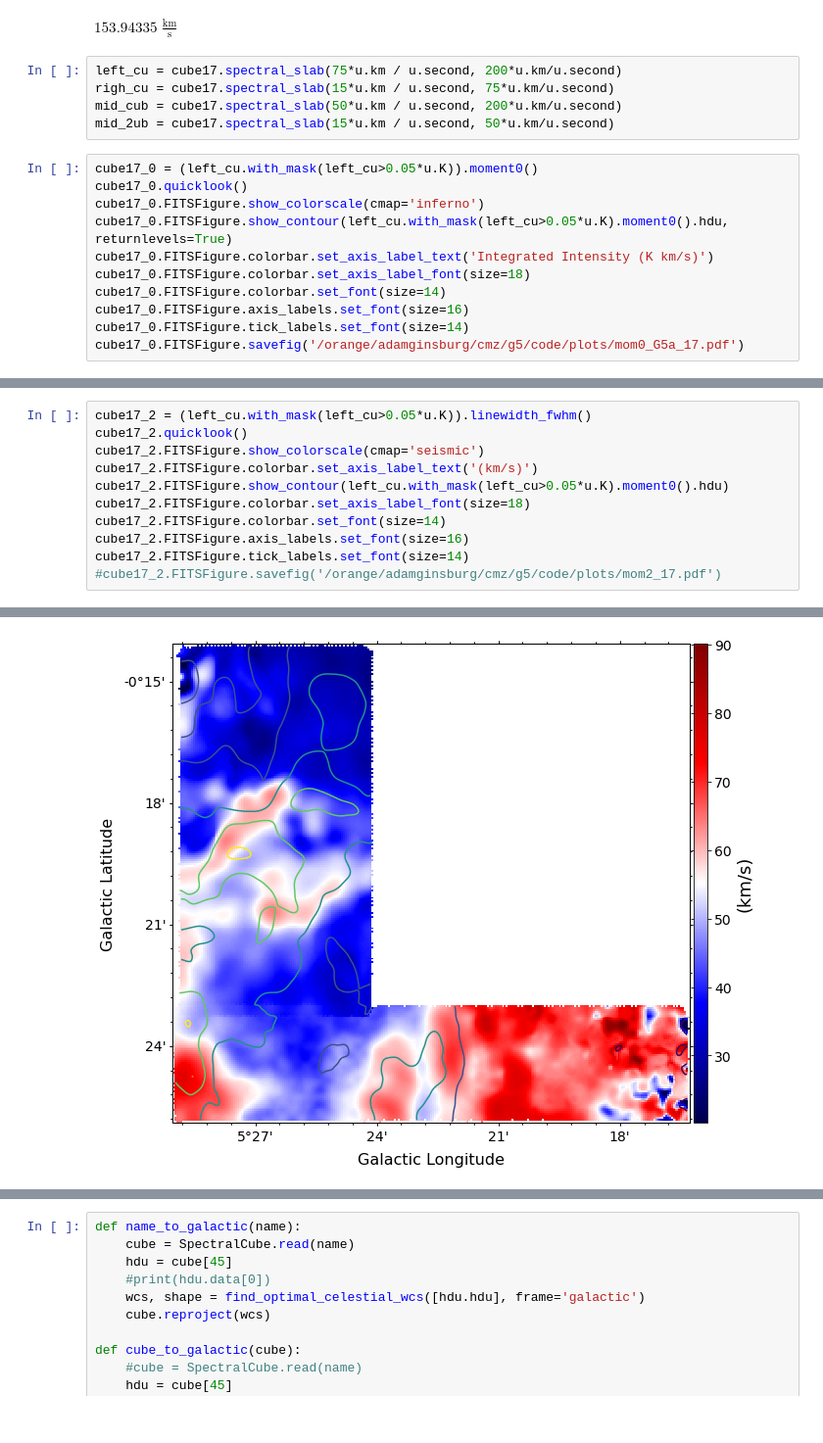
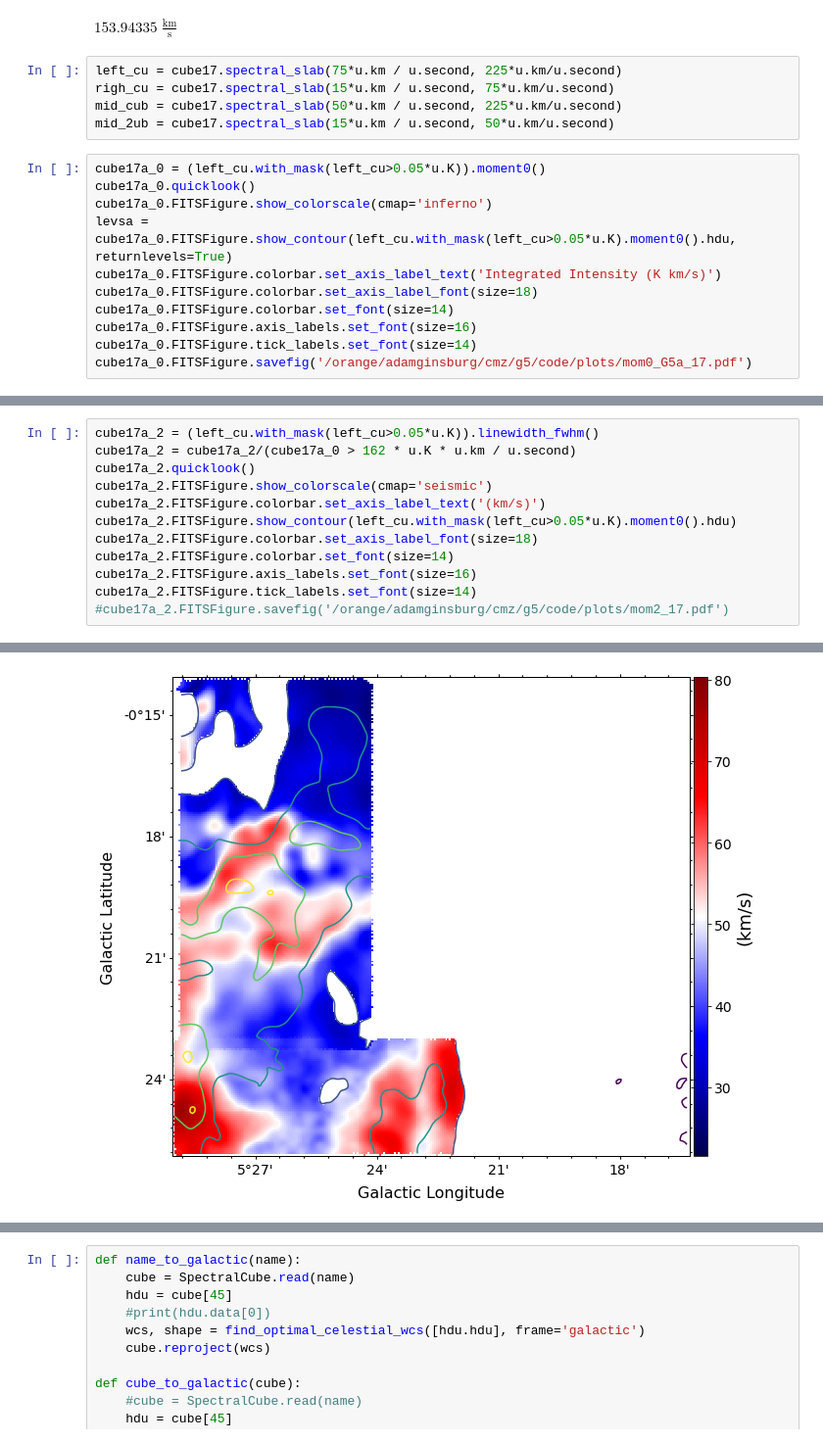
Before and after one commit to SpacialTree/clouds-g5-b1, a Jupyter notebook: MomentMaps.ipynb, the cells around one changed output, grey strips where cells are left out. Shown at 98% size. Cells and saved outputs as stored; diff of their text form.

```diff
--- a/MomentMaps.ipynb
+++ b/MomentMaps.ipynb
@@ -330,19 +334,19 @@ np.nanmax(cube17_2)
 # %% [output]
 $153.94335 \; \mathrm{\frac{km}{s}}$
 # %%
-left_cu = cube17.spectral_slab(75*u.km / u.second, 200*u.km/u.second)
+left_cu = cube17.spectral_slab(75*u.km / u.second, 225*u.km/u.second)
 righ_cu = cube17.spectral_slab(15*u.km / u.second, 75*u.km/u.second)
-mid_cub = cube17.spectral_slab(50*u.km / u.second, 200*u.km/u.second)
+mid_cub = cube17.spectral_slab(50*u.km / u.second, 225*u.km/u.second)
 mid_2ub = cube17.spectral_slab(15*u.km / u.second, 50*u.km/u.second)
 # %%
-cube17_0 = (left_cu.with_mask(left_cu>0.05*u.K)).moment0()
-cube17_0.quicklook()
-cube17_0.FITSFigure.show_colorscale(cmap='inferno')
-cube17_0.FITSFigure.show_contour(left_cu.with_mask(left_cu>0.05*u.K).moment0().hdu, returnlevels=True)
-cube17_0.FITSFigure.colorbar.set_axis_label_text('Integrated Intensity (K km/s)')
-cube17_0.FITSFigure.colorbar.set_axis_label_font(size=18)
-cube17_0.FITSFigure.colorbar.set_font(size=14)
-cube17_0.FITSFigure.axis_labels.set_font(size=16)
-cube17_0.FITSFigure.tick_labels.set_font(size=14)
-cube17_0.FITSFigure.savefig('/orange/adamginsburg/cmz/g5/code/plots/mom0_G5a_17.pdf')
+cube17a_0 = (left_cu.with_mask(left_cu>0.05*u.K)).moment0()
+cube17a_0.quicklook()
+cube17a_0.FITSFigure.show_colorscale(cmap='inferno')
+levsa = cube17a_0.FITSFigure.show_contour(left_cu.with_mask(left_cu>0.05*u.K).moment0().hdu, returnlevels=True)
+cube17a_0.FITSFigure.colorbar.set_axis_label_text('Integrated Intensity (K km/s)')
+cube17a_0.FITSFigure.colorbar.set_axis_label_font(size=18)
+cube17a_0.FITSFigure.colorbar.set_font(size=14)
+cube17a_0.FITSFigure.axis_labels.set_font(size=16)
+cube17a_0.FITSFigure.tick_labels.set_font(size=14)
+cube17a_0.FITSFigure.savefig('/orange/adamginsburg/cmz/g5/code/plots/mom0_G5a_17.pdf')
 # %% [output]
@@ -439,12 +463,13 @@ INFO: Auto-setting vmax to  7.521e+01 [aplpy.core]
 # %%
-cube17_2 = (left_cu.with_mask(left_cu>0.05*u.K)).linewidth_fwhm()
-cube17_2.quicklook()
-cube17_2.FITSFigure.show_colorscale(cmap='seismic')
-cube17_2.FITSFigure.colorbar.set_axis_label_text('(km/s)')
-cube17_2.FITSFigure.show_contour(left_cu.with_mask(left_cu>0.05*u.K).moment0().hdu)
-cube17_2.FITSFigure.colorbar.set_axis_label_font(size=18)
-cube17_2.FITSFigure.colorbar.set_font(size=14)
-cube17_2.FITSFigure.axis_labels.set_font(size=16)
-cube17_2.FITSFigure.tick_labels.set_font(size=14)
-#cube17_2.FITSFigure.savefig('/orange/adamginsburg/cmz/g5/code/plots/mom2_17.pdf')
+cube17a_2 = (left_cu.with_mask(left_cu>0.05*u.K)).linewidth_fwhm()
+cube17a_2 = cube17a_2/(cube17a_0 > 162 * u.K * u.km / u.second)
+cube17a_2.quicklook()
+cube17a_2.FITSFigure.show_colorscale(cmap='seismic')
+cube17a_2.FITSFigure.colorbar.set_axis_label_text('(km/s)')
+cube17a_2.FITSFigure.show_contour(left_cu.with_mask(left_cu>0.05*u.K).moment0().hdu)
+cube17a_2.FITSFigure.colorbar.set_axis_label_font(size=18)
+cube17a_2.FITSFigure.colorbar.set_font(size=14)
+cube17a_2.FITSFigure.axis_labels.set_font(size=16)
+cube17a_2.FITSFigure.tick_labels.set_font(size=14)
+#cube17a_2.FITSFigure.savefig('/orange/adamginsburg/cmz/g5/code/plots/mom2_17.pdf')
 # %% [output]
@@ -455 +480 @@ INFO: Auto-setting vmax to  9.010e+01 [aplpy.core]
-[figure, old version]
+[figure, new version]
```
Also changed, not shown: parts of 34 cells of this notebook, 6 other files.
